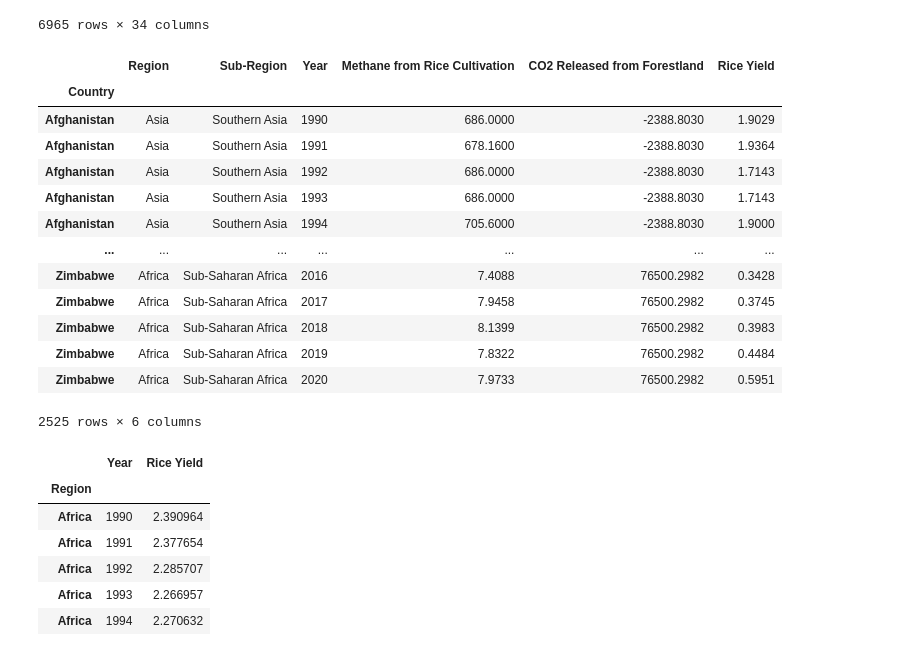
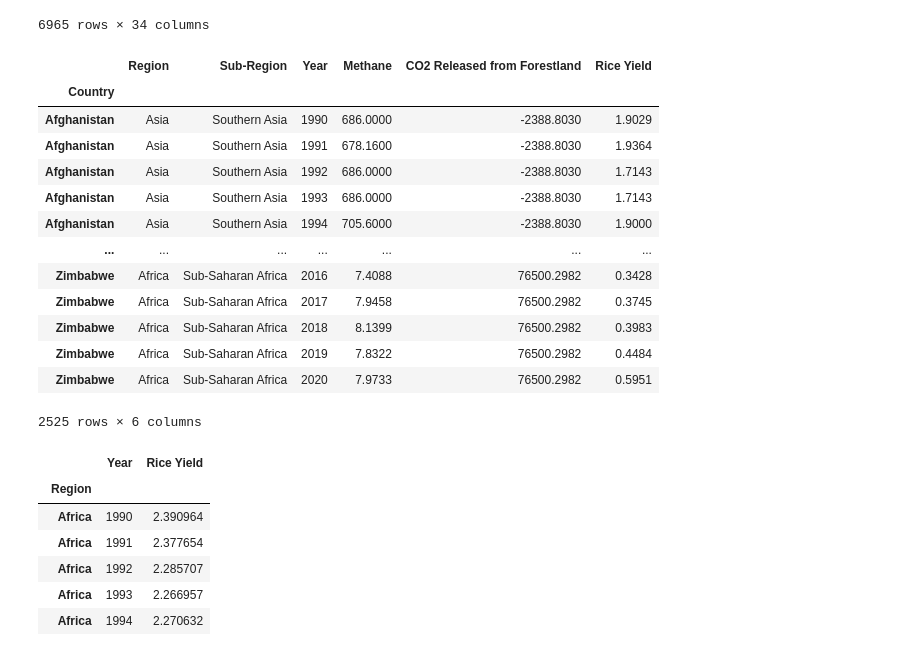
Before and after one commit to dpinsky1/Cancer, a Jupyter notebook: davids_file.ipynb, the cells around one changed output. Drawn from its saved outputs; the diff is of its cells as text; code cells hidden in the pictures.

```diff
--- a/davids_file.ipynb
+++ b/davids_file.ipynb
@@ -60,18 +60,18 @@ merged_df
 # %%
 # Isolating relevant datapoints for analysis
 # yield_df = main_df[['Country', 'Year', 'Rice Cultivation', 'Forestland', 'rice_yield']]
 yield_df = pd.DataFrame({'Country':merged_df['Country'],'Region': merged_df['Region'], 'Sub-Region': merged_df['Sub-Region'],'Year': merged_df['Year'],
-                                   "Methane from Rice Cultivation": merged_df['Rice Cultivation'],
+                                   "Methane": merged_df['Rice Cultivation'],
                                    "CO2 Released from Forestland": merged_df['Forestland'],
                                    "Rice Yield": merged_df['rice_yield']})
 
 # Further cleaning and data-wrangling/formatting
 cleaned_yields = yield_df.dropna()
 cleaned_yields.reset_index(drop=True)
 
 cleaned_yields.set_index('Country')
 # %% [output]
-|  | Region | Sub-Region | Year | Methane from Rice Cultivation | CO2 Released from Forestland | Rice Yield |
+|  | Region | Sub-Region | Year | Methane | CO2 Released from Forestland | Rice Yield |
 | Country |  |  |  |  |  |  |
 | Afghanistan | Asia | Southern Asia | 1990 | 686.0000 | -2388.8030 | 1.9029 |
 | Afghanistan | Asia | Southern Asia | 1991 | 678.1600 | -2388.8030 | 1.9364 |
```
Also changed, not shown: parts of 12 cells of this notebook.
